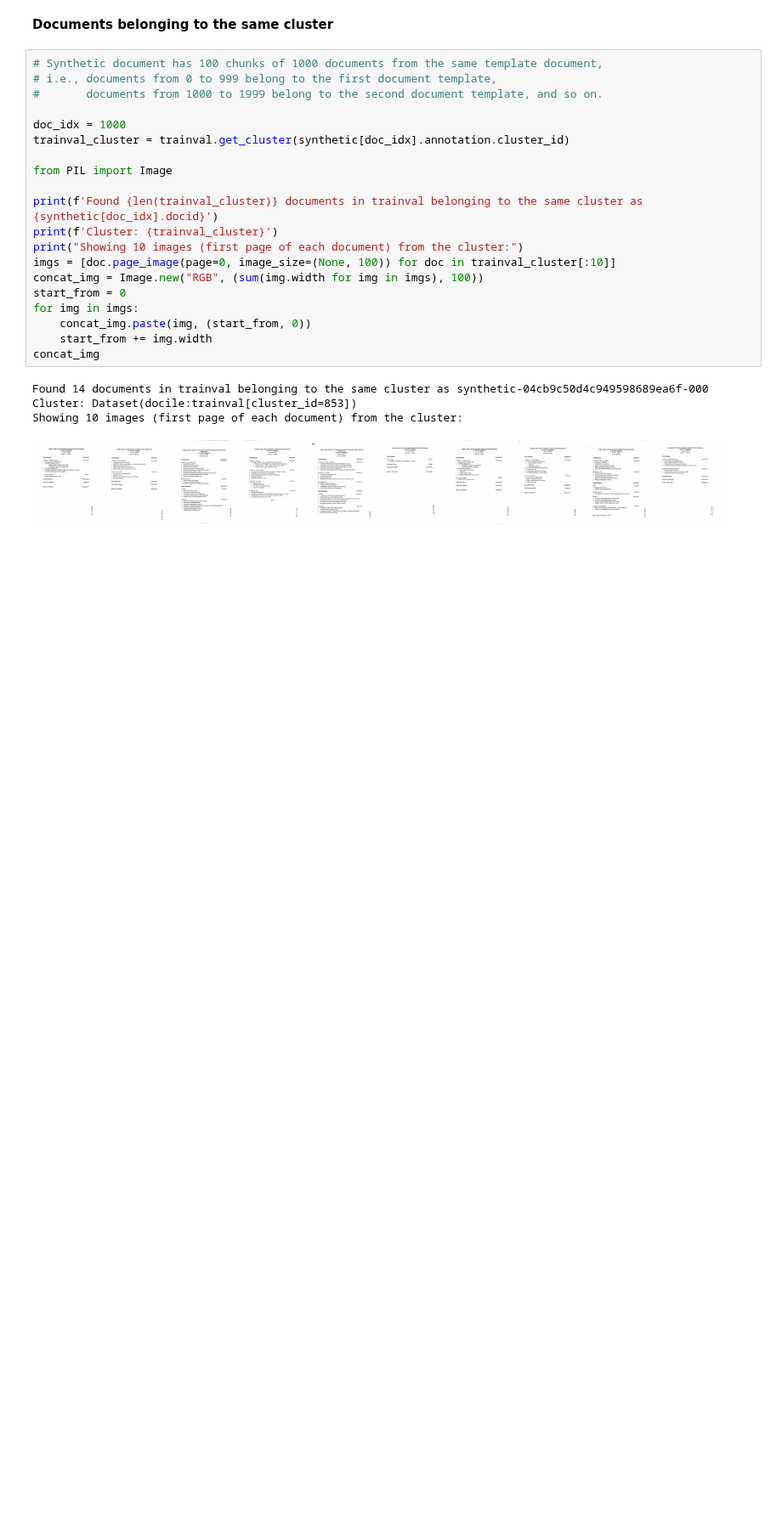
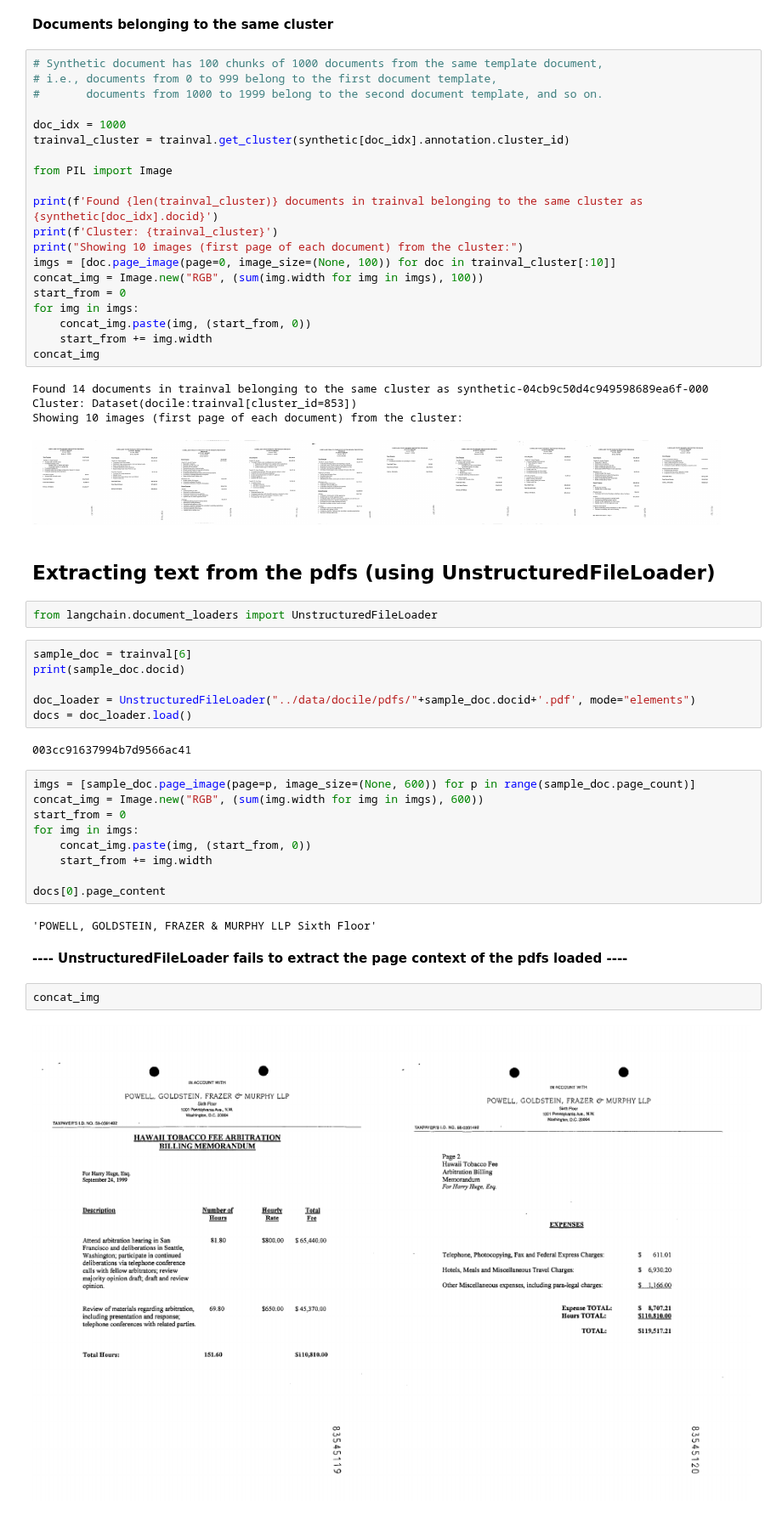
Before and after one commit to rossumai/docile, a Jupyter notebook: tutorials/Visualizing documents.ipynb, the cells around one changed output. Shown at 85% size. Cells and saved outputs as stored; diff of their text form; blank space fills up the shorter version.

Commit message:
Extended docile tutorial to extract text from pdfs, augmented dataset with O4B + tutorial

```diff
--- a/tutorials/Visualizing documents.ipynb
+++ b/tutorials/Visualizing documents.ipynb
@@ -81,3 +81,32 @@ Found 14 documents in trainval belonging to the same cluster as synthetic-04cb9c
 Cluster: Dataset(docile:trainval[cluster_id=853])
 Showing 10 images (first page of each document) from the cluster:
 [figure]
+# %% [markdown]
+## Extracting text from the pdfs (using UnstructuredFileLoader)
+# %%
+from langchain.document_loaders import UnstructuredFileLoader
+# %%
+sample_doc = trainval[6]
+print(sample_doc.docid)
+
+doc_loader = UnstructuredFileLoader("../data/docile/pdfs/"+sample_doc.docid+'.pdf', mode="elements")
+docs = doc_loader.load()
+# %% [output]
+003cc91637994b7d9566ac41
+# %%
+imgs = [sample_doc.page_image(page=p, image_size=(None, 600)) for p in range(sample_doc.page_count)]
+concat_img = Image.new("RGB", (sum(img.width for img in imgs), 600))
+start_from = 0
+for img in imgs:
+    concat_img.paste(img, (start_from, 0))
+    start_from += img.width
+
+docs[0].page_content
+# %% [output]
+'POWELL, GOLDSTEIN, FRAZER & MURPHY LLP Sixth Floor'
+# %% [markdown]
+**---- UnstructuredFileLoader fails to extract the page context of the pdfs loaded ----**
+# %%
+concat_img
+# %% [output]
+[figure, added]
```
Also changed, not shown: parts of 10 cells of this notebook, 2 other files.
